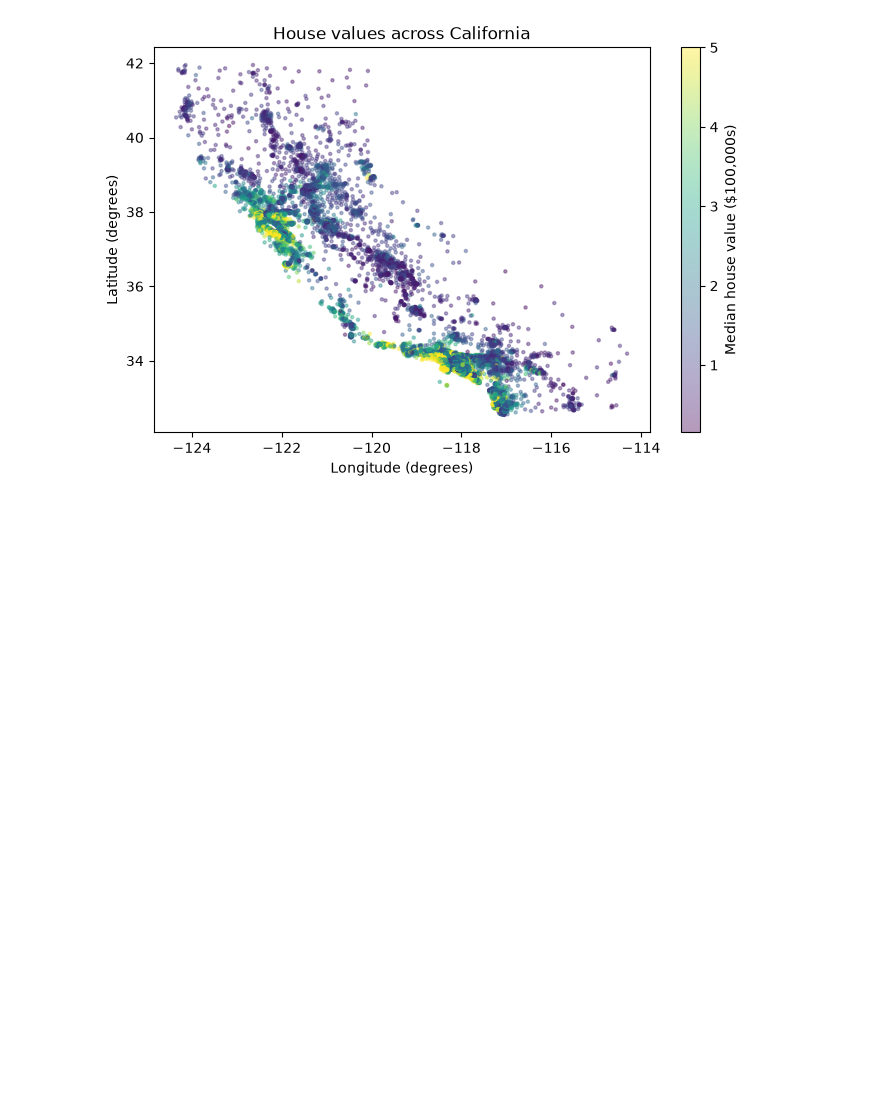
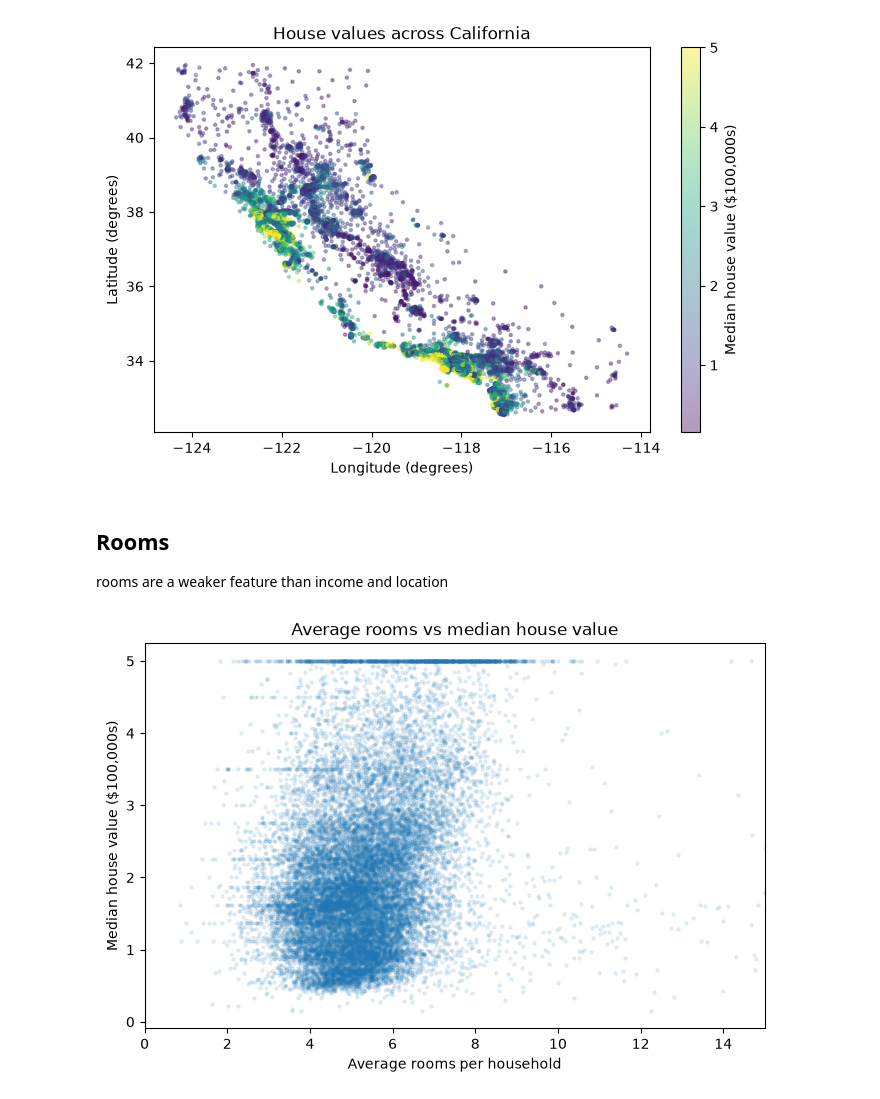
Before and after one commit to Sajoy2129/house-prices, a Jupyter notebook: explore.ipynb, the cells around one changed output. Drawn from its saved outputs; the diff is of its cells as text; code cells hidden in the pictures; blank space fills up the shorter version.

Commit message:
Add rooms scatter plot

```diff
--- a/explore.ipynb
+++ b/explore.ipynb
@@ -189,3 +189,21 @@ ax.set_ylabel("Latitude (degrees)")
 plt.show()
 # %% [output]
 [figure]
+# %% [markdown]
+## Rooms
+rooms are a weaker feature than income and location
+# %%
+fig, ax = plt.subplots(figsize=(8, 5))
+
+# One dot per block group; alpha makes overlapping dots show as darker areas
+ax.scatter(df["AveRooms"], df["MedHouseVal"], alpha=0.1, s=5)
+
+# A few block groups average over 100 rooms; zoom in on the typical range
+ax.set_xlim(0, 15)
+
+ax.set_title("Average rooms vs median house value")
+ax.set_xlabel("Average rooms per household")
+ax.set_ylabel("Median house value ($100,000s)")
+plt.show()
+# %% [output]
+[figure, added]
```
